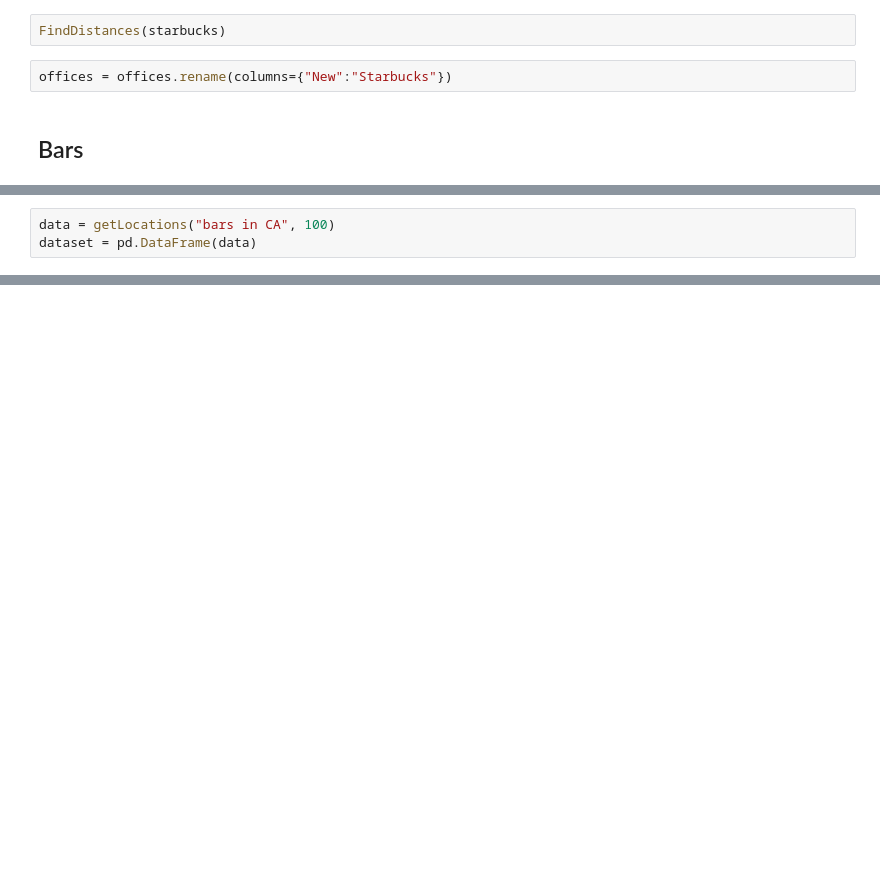
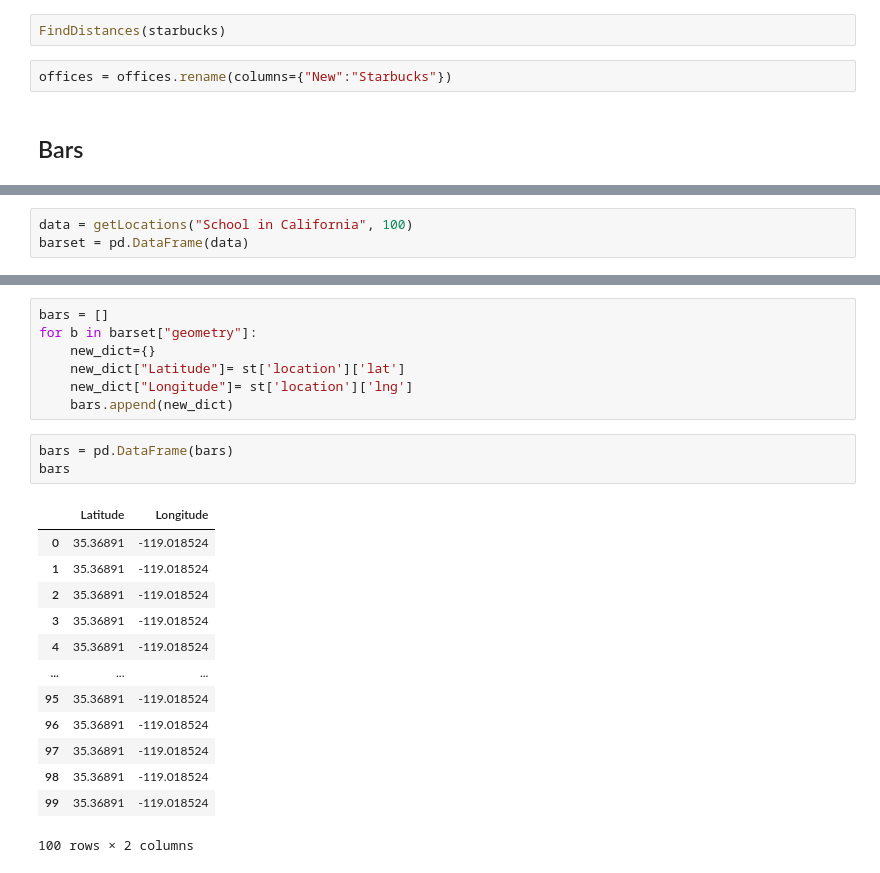
Before and after one commit to adrianacoca/Office, a Jupyter notebook: Mongo Project.ipynb, the cells around one changed output, grey strips where cells are left out. Cells and saved outputs as stored; diff of their text form; blank space fills up the shorter version.

```diff
--- a/Mongo Project.ipynb
+++ b/Mongo Project.ipynb
@@ -369,3 +378,3 @@ offices = offices.rename(columns={"New":"Starbucks"})
 # %%
-data = getLocations("bars in CA", 100)
-dataset = pd.DataFrame(data)
+data = getLocations("School in California", 100)
+barset = pd.DataFrame(data)
@@ -371,0 +397,24 @@ dataset = pd.DataFrame(data)
+# %%
+bars = []
+for b in barset["geometry"]:
+    new_dict={}
+    new_dict["Latitude"]= st['location']['lat']
+    new_dict["Longitude"]= st['location']['lng']
+    bars.append(new_dict)
+# %%
+bars = pd.DataFrame(bars)
+bars
+# %% [output]
+|  | Latitude | Longitude |
+| 0 | 35.36891 | -119.018524 |
+| 1 | 35.36891 | -119.018524 |
+| 2 | 35.36891 | -119.018524 |
+| 3 | 35.36891 | -119.018524 |
+| 4 | 35.36891 | -119.018524 |
+| ... | ... | ... |
+| 95 | 35.36891 | -119.018524 |
+| 96 | 35.36891 | -119.018524 |
+| 97 | 35.36891 | -119.018524 |
+| 98 | 35.36891 | -119.018524 |
+| 99 | 35.36891 | -119.018524 |
+100 rows × 2 columns
```
Also changed, not shown: parts of 25 cells of this notebook.
